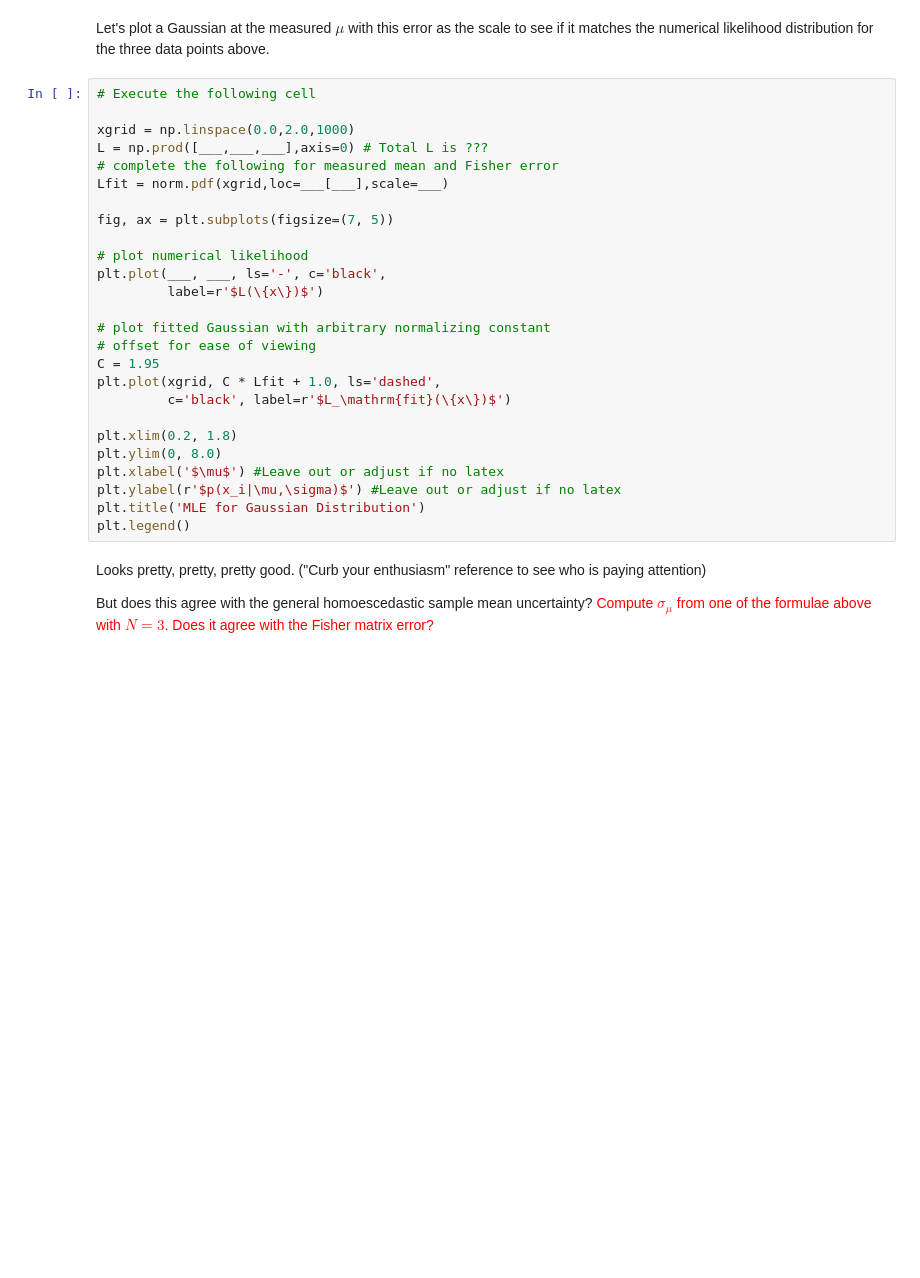
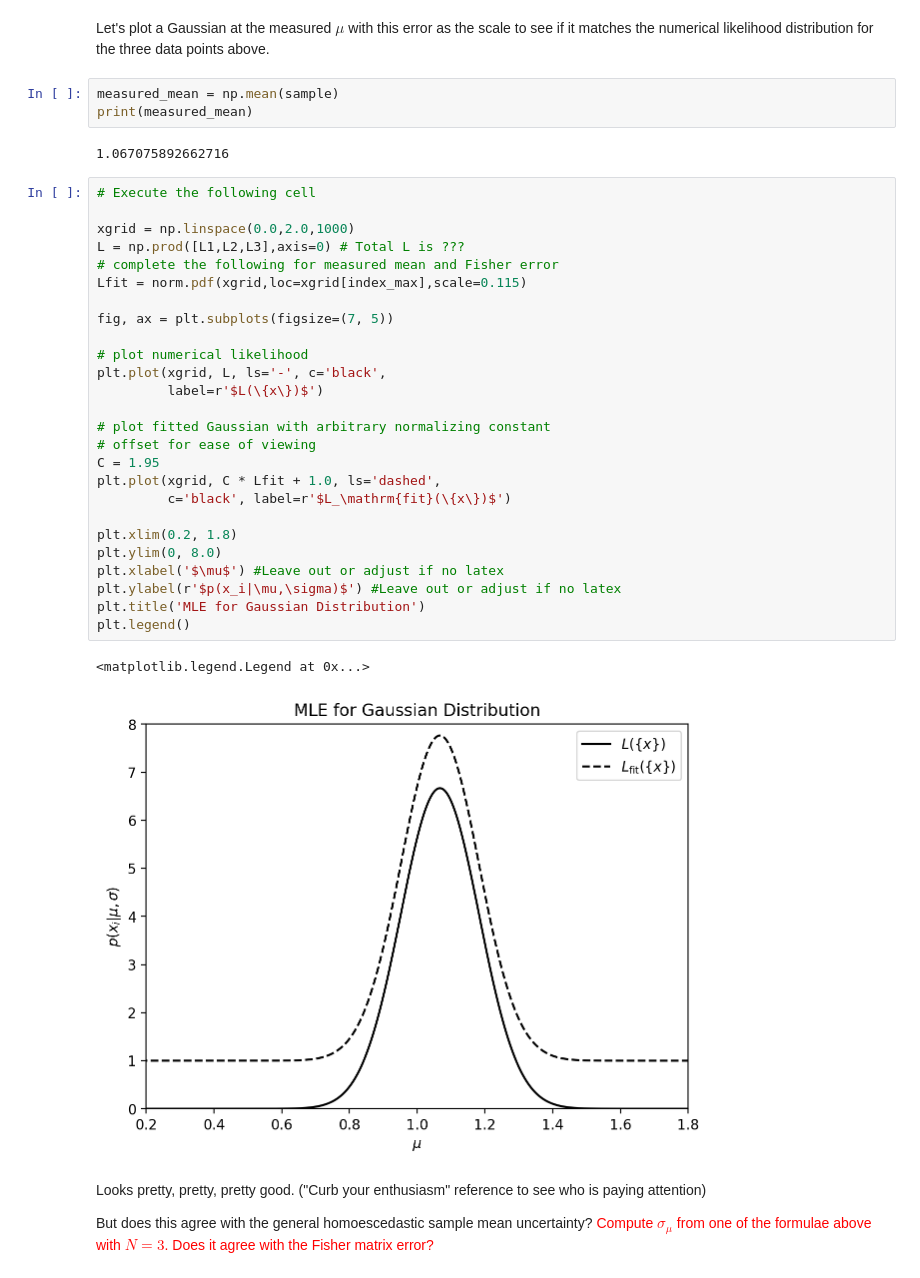
Before and after one commit to R-bna/sci-comp-ii-fall24, a Jupyter notebook: Working/Lecture_5_maxlike.ipynb, the cells around one changed output. Drawn from its saved outputs; the diff is of its cells as text; blank space fills up the shorter version.

```diff
--- a/Working/Lecture_5_maxlike.ipynb
+++ b/Working/Lecture_5_maxlike.ipynb
@@ -400,31 +420,39 @@ ValueError: diff requires input that is at least one dimensional
 # %% [markdown]
 Let's plot a Gaussian at the measured $\mu$ with this error as the scale to see if it matches the numerical likelihood distribution for the three data points above.
+# %%
+measured_mean = np.mean(sample)
+print(measured_mean)
+# %% [output]
+1.067075892662716
 # %%
 # Execute the following cell
 
 xgrid = np.linspace(0.0,2.0,1000)
-L = np.prod([___,___,___],axis=0) # Total L is ???
+L = np.prod([L1,L2,L3],axis=0) # Total L is ???
 # complete the following for measured mean and Fisher error
-Lfit = norm.pdf(xgrid,loc=___[___],scale=___)
+Lfit = norm.pdf(xgrid,loc=xgrid[index_max],scale=0.115)
 
 fig, ax = plt.subplots(figsize=(7, 5))
 
 # plot numerical likelihood
-plt.plot(___, ___, ls='-', c='black',
+plt.plot(xgrid, L, ls='-', c='black',
          label=r'$L(\{x\})$')
 
 # plot fitted Gaussian with arbitrary normalizing constant
 # offset for ease of viewing
 C = 1.95
 plt.plot(xgrid, C * Lfit + 1.0, ls='dashed',
          c='black', label=r'$L_\mathrm{fit}(\{x\})$')
 
 plt.xlim(0.2, 1.8)
 plt.ylim(0, 8.0)
 plt.xlabel('$\mu$') #Leave out or adjust if no latex
 plt.ylabel(r'$p(x_i|\mu,\sigma)$') #Leave out or adjust if no latex
 plt.title('MLE for Gaussian Distribution')
 plt.legend()
+# %% [output]
+<matplotlib.legend.Legend at 0x...>
+[figure, added]
 # %% [markdown]
 Looks pretty, pretty, pretty good. ("Curb your enthusiasm" reference to see who is paying attention)
 
```
Also changed, not shown: parts of 5 cells of this notebook.
